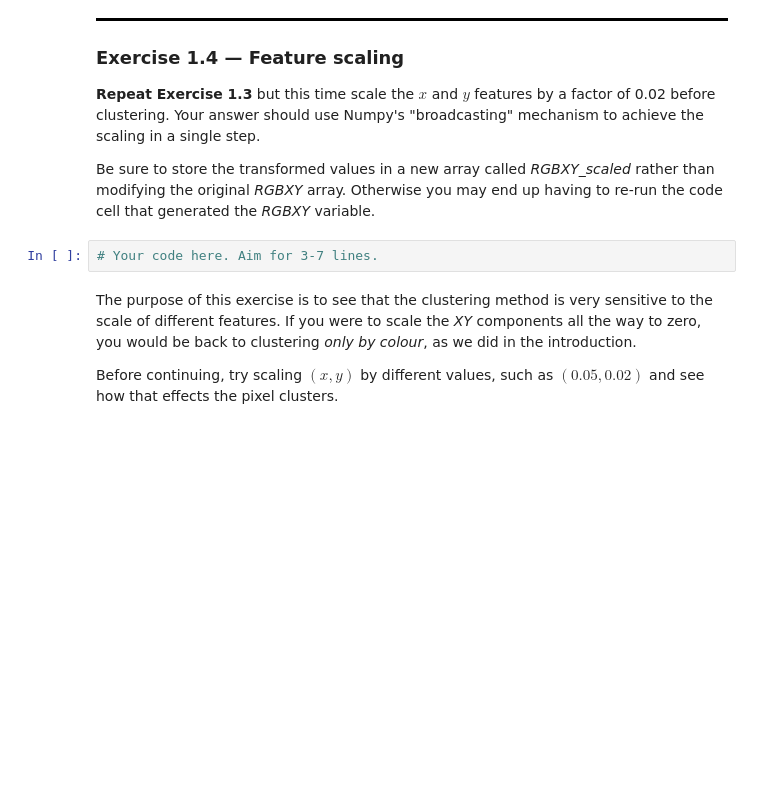
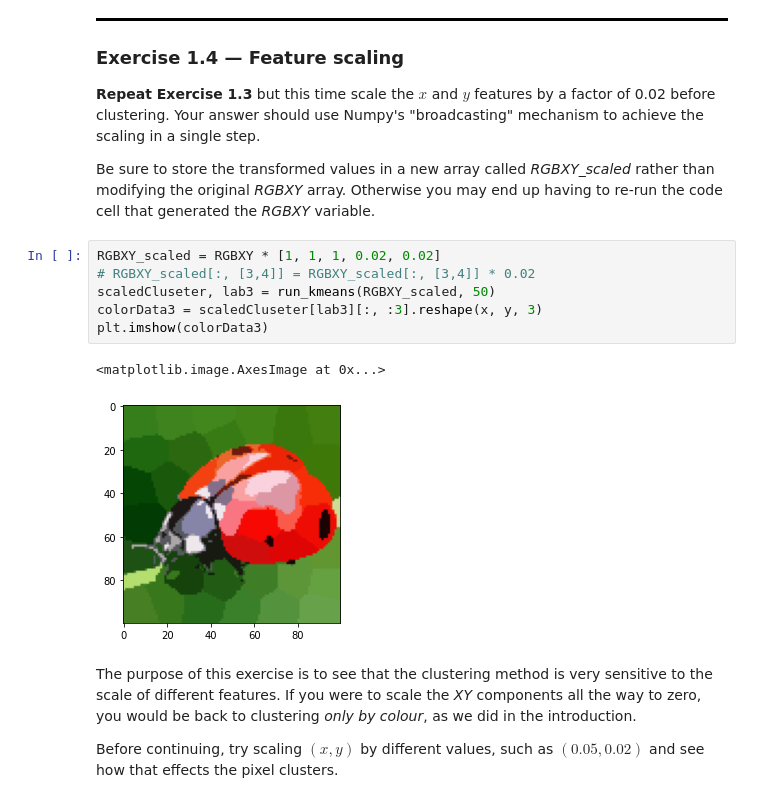
Before and after one commit to m-triassi/ml-exercises, a Jupyter notebook: Lab 3/lab3-exercises.ipynb, the cells around one changed output. Saved outputs shown, nothing was run; the diff lists cells and outputs as text; blank space fills up the shorter version.

```diff
--- a/Lab 3/lab3-exercises.ipynb
+++ b/Lab 3/lab3-exercises.ipynb
@@ -188,8 +230,15 @@ _Hint:_ Your _RGBXY_ array has shape (10000,5), but the _imshow_ function expect
 **Repeat Exercise 1.3** but this time scale the $x$ and $y$ features by a factor of 0.02 before clustering. Your answer should use Numpy's "broadcasting" mechanism to achieve the scaling in a single step.
 
 Be sure to store the transformed values in a new array called _RGBXY_scaled_ rather than modifying the original _RGBXY_ array. Otherwise you may end up having to re-run the code cell that generated the _RGBXY_ variable.
-# %%
-# Your code here. Aim for 3-7 lines.
+# %%
+RGBXY_scaled = RGBXY * [1, 1, 1, 0.02, 0.02]
+# RGBXY_scaled[:, [3,4]] = RGBXY_scaled[:, [3,4]] * 0.02
+scaledCluseter, lab3 = run_kmeans(RGBXY_scaled, 50)
+colorData3 = scaledCluseter[lab3][:, :3].reshape(x, y, 3)
+plt.imshow(colorData3)
+# %% [output]
+<matplotlib.image.AxesImage at 0x...>
+[figure, added]
 # %% [markdown]
 The purpose of this exercise is to see that the clustering method is very sensitive to the scale of different features. If you were to scale the _XY_ components all the way to zero, you would be back to clustering _only by colour_, as we did in the introduction.
 
```
Also changed, not shown: parts of 33 cells of this notebook.
